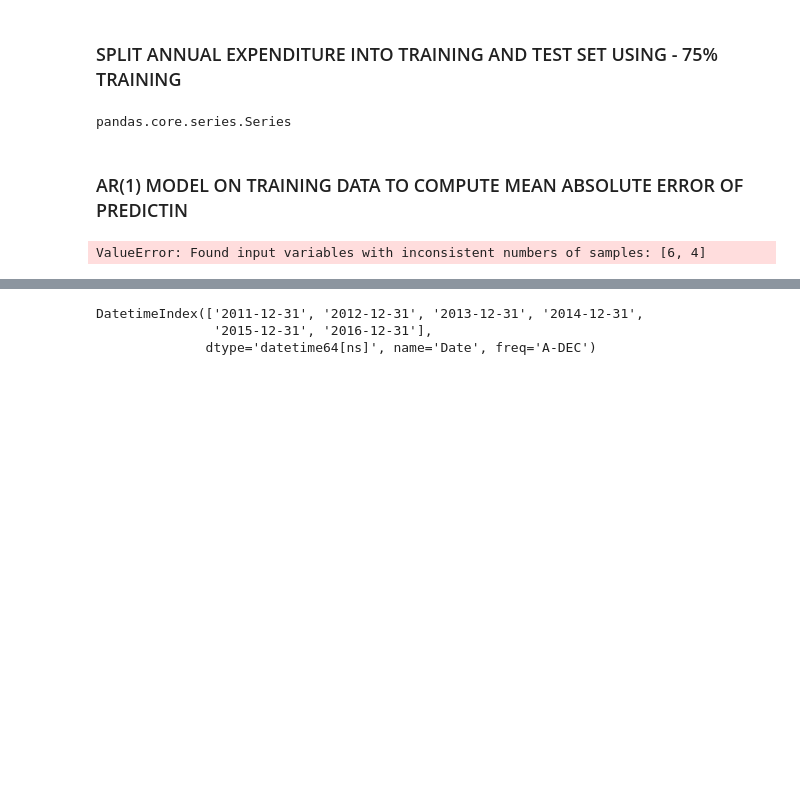
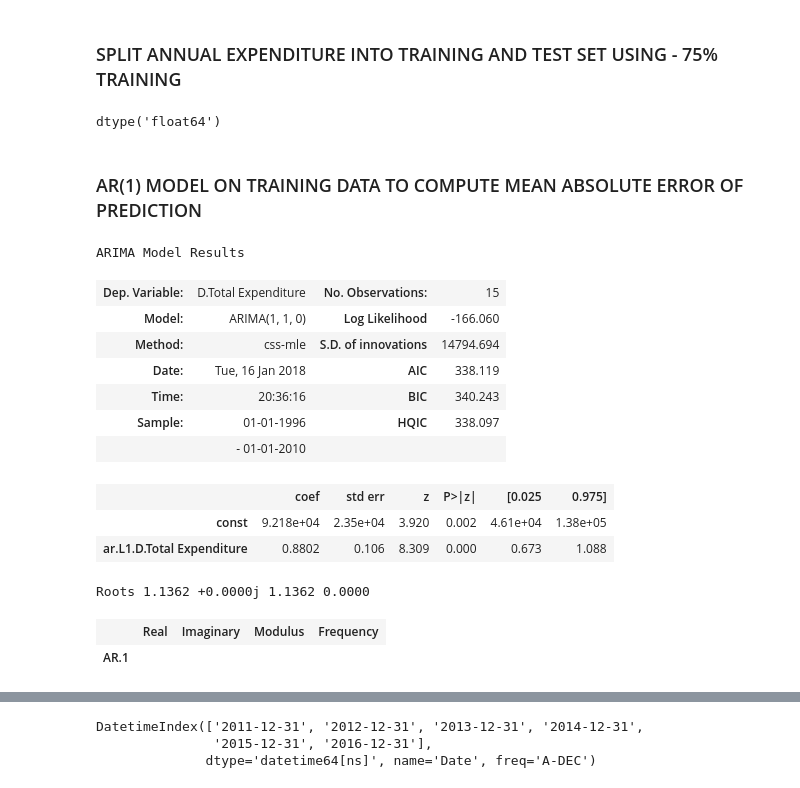
Before and after one commit to judesgit/GA-Data_Science, a Jupyter notebook: projects/final-project/Jude Nwosu -- GA Project -- HealthCare Final Project.ipynb, the cells around one changed output, grey strips where cells are left out. Drawn from its saved outputs; the diff is of its cells as text; code cells hidden in the pictures; blank space fills up the shorter version.

```diff
--- a/projects/final-project/Jude Nwosu -- GA Project -- HealthCare Final Project.ipynb
+++ b/projects/final-project/Jude Nwosu -- GA Project -- HealthCare Final Project.ipynb
@@ -164,23 +164,29 @@ train = Medicare1['Total Expenditure'][:int(.75*n)].astype('float')
 test = Medicare1['Total Expenditure'][int(.75*n):]
 # %%
 type(train)
+train.dtype
 # %% [output]
-pandas.core.series.Series
+dtype('float64')
 # %% [markdown]
-### AR(1) MODEL ON TRAINING DATA TO COMPUTE MEAN ABSOLUTE ERROR OF PREDICTIN
+### AR(1) MODEL ON TRAINING DATA TO COMPUTE MEAN ABSOLUTE ERROR OF PREDICTION
 # %%
 import statsmodels.api as sm
 from sklearn.metrics import mean_absolute_error
 # %%
-model = sm.tsa.ARIMA (train, (1, 0, 0)).fit()
-
-predictions = model.predict(
-    '2012-01-01',
-    '2015-01-01',
-    dynamic=True,
-)
-
-print("Mean absolute error: ", mean_absolute_error(test, predictions))
+model = sm.tsa.ARIMA (train, (1, 1, 0)).fit()
 model.summary()
 # %% [output]
-ValueError: Found input variables with inconsistent numbers of samples: [6, 4]
+ARIMA Model Results
+| Dep. Variable: | D.Total Expenditure | No. Observations: | 15 |
+| Model: | ARIMA(1, 1, 0) | Log Likelihood | -166.060 |
+| Method: | css-mle | S.D. of innovations | 14794.694 |
+| Date: | Tue, 16 Jan 2018 | AIC | 338.119 |
+| Time: | 20:36:16 | BIC | 340.243 |
+| Sample: | 01-01-1996 | HQIC | 338.097 |
+|  | - 01-01-2010 |  |  |
+|  | coef | std err | z | P>|z| | [0.025 | 0.975] |
+| const | 9.218e+04 | 2.35e+04 | 3.920 | 0.002 | 4.61e+04 | 1.38e+05 |
+| ar.L1.D.Total Expenditure | 0.8802 | 0.106 | 8.309 | 0.000 | 0.673 | 1.088 |
+Roots 1.1362 +0.0000j 1.1362 0.0000
+|  | Real | Imaginary | Modulus | Frequency |
+| AR.1 |
```
Also changed, not shown: parts of 22 cells of this notebook.
